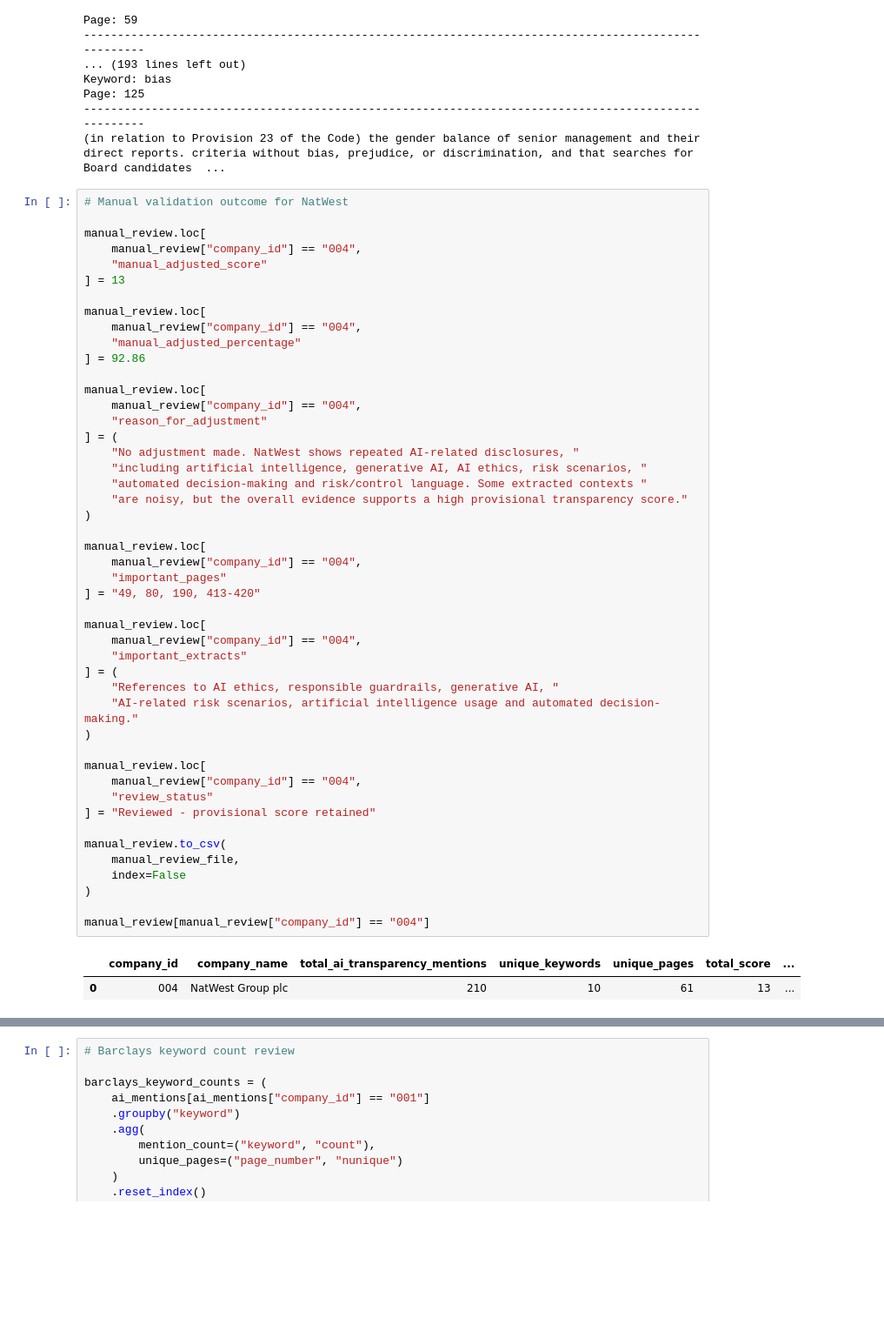
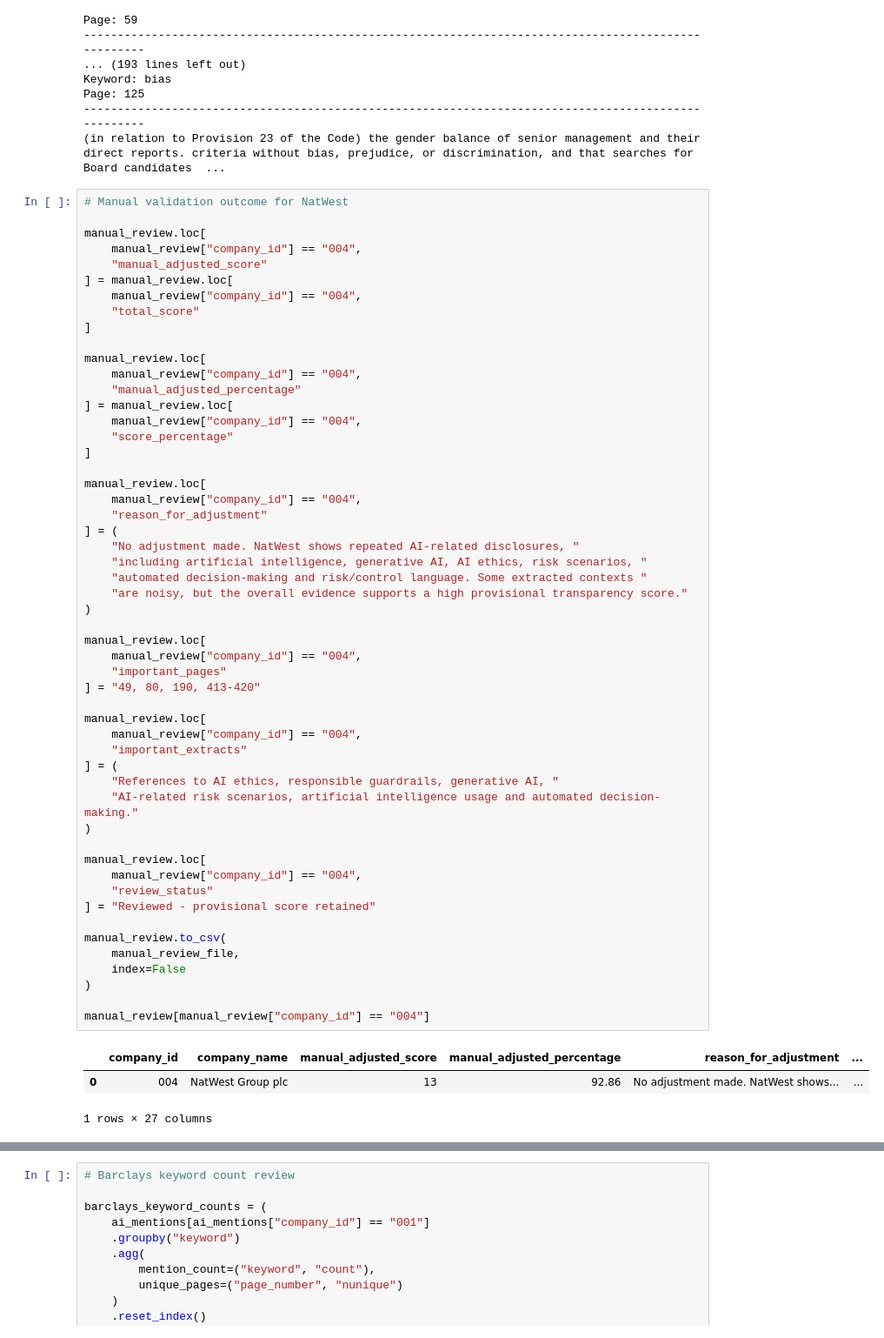
Before and after one commit to Nomso-1/ai-transparency-uk-firms, a Jupyter notebook: notebooks/04_manual_validation.ipynb, the cells around one changed output, grey strips where cells are left out. Shown at 87% size. Drawn from its saved outputs; the diff is of its cells as text; blank space fills up the shorter version.

```diff
--- a/notebooks/04_manual_validation.ipynb
+++ b/notebooks/04_manual_validation.ipynb
@@ -201,12 +201,18 @@ Page: 125
 manual_review.loc[
     manual_review["company_id"] == "004",
     "manual_adjusted_score"
-] = 13
+] = manual_review.loc[
+    manual_review["company_id"] == "004",
+    "total_score"
+]
 
 manual_review.loc[
     manual_review["company_id"] == "004",
     "manual_adjusted_percentage"
-] = 92.86
+] = manual_review.loc[
+    manual_review["company_id"] == "004",
+    "score_percentage"
+]
 
 manual_review.loc[
     manual_review["company_id"] == "004",
@@ -216,35 +222,36 @@ manual_review.loc[
     "including artificial intelligence, generative AI, AI ethics, risk scenarios, "
     "automated decision-making and risk/control language. Some extracted contexts "
     "are noisy, but the overall evidence supports a high provisional transparency score."
 )
 
 manual_review.loc[
     manual_review["company_id"] == "004",
     "important_pages"
 ] = "49, 80, 190, 413-420"
 
 manual_review.loc[
     manual_review["company_id"] == "004",
     "important_extracts"
 ] = (
     "References to AI ethics, responsible guardrails, generative AI, "
     "AI-related risk scenarios, artificial intelligence usage and automated decision-making."
 )
 
 manual_review.loc[
     manual_review["company_id"] == "004",
     "review_status"
 ] = "Reviewed - provisional score retained"
 
 manual_review.to_csv(
     manual_review_file,
     index=False
 )
 
 manual_review[manual_review["company_id"] == "004"]
 # %% [output]
-|  | company_id | company_name | total_ai_transparency_mentions | unique_keywords | unique_pages | total_score | ... |
-| 0 | 004 | NatWest Group plc | 210 | 10 | 61 | 13 | ... |
+|  | company_id | company_name | manual_adjusted_score | manual_adjusted_percentage | reason_for_adjustment | ... |
+| 0 | 004 | NatWest Group plc | 13 | 92.86 | No adjustment made. NatWest shows... | ... |
+1 rows × 27 columns
 # %%
 # Fixing manual review column data types
 
```
Also changed, not shown: parts of 45 cells of this notebook, 29 other files.
